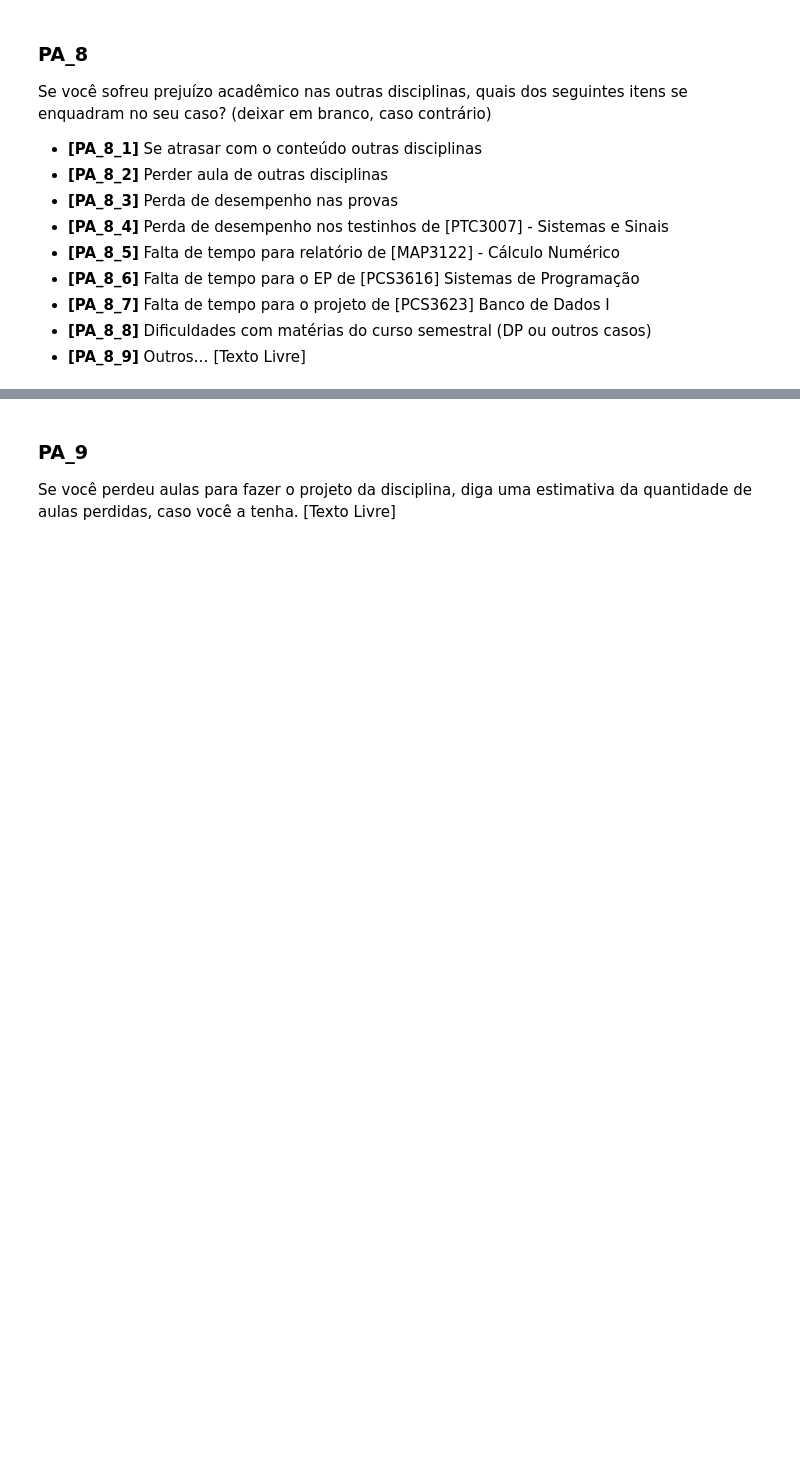
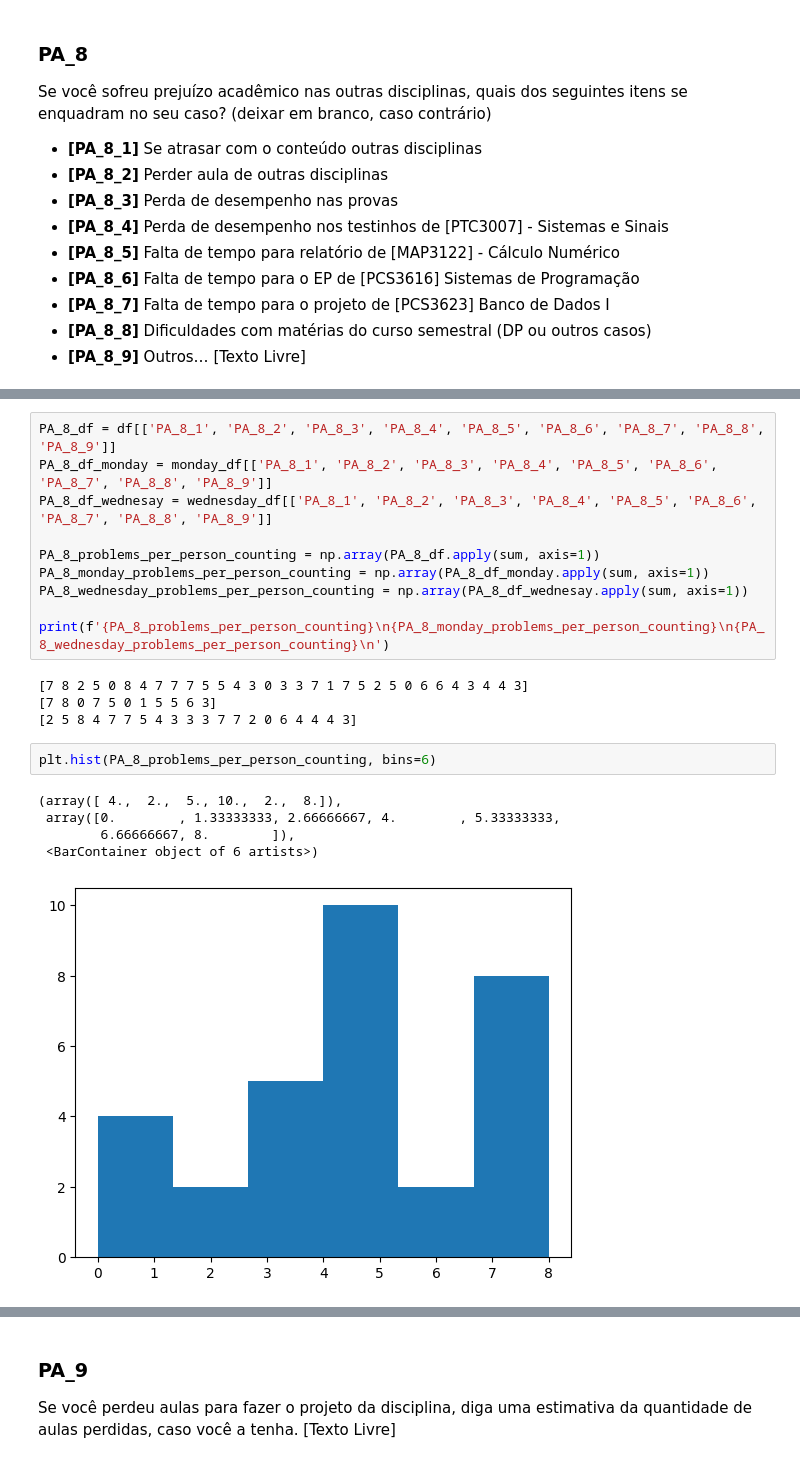
Before and after one commit to henriqueedu2001/pcs3635-health-research-data-analysis, a Jupyter notebook: analisys.ipynb, the cells around one changed output, grey strips where cells are left out. Drawn from its saved outputs; the diff is of its cells as text; blank space fills up the shorter version.

```diff
--- a/analisys.ipynb
+++ b/analisys.ipynb
@@ -809,0 +881,22 @@ plt.show()
+# %%
+PA_8_df = df[['PA_8_1', 'PA_8_2', 'PA_8_3', 'PA_8_4', 'PA_8_5', 'PA_8_6', 'PA_8_7', 'PA_8_8', 'PA_8_9']]
+PA_8_df_monday = monday_df[['PA_8_1', 'PA_8_2', 'PA_8_3', 'PA_8_4', 'PA_8_5', 'PA_8_6', 'PA_8_7', 'PA_8_8', 'PA_8_9']]
+PA_8_df_wednesay = wednesday_df[['PA_8_1', 'PA_8_2', 'PA_8_3', 'PA_8_4', 'PA_8_5', 'PA_8_6', 'PA_8_7', 'PA_8_8', 'PA_8_9']]
+
+PA_8_problems_per_person_counting = np.array(PA_8_df.apply(sum, axis=1))
+PA_8_monday_problems_per_person_counting = np.array(PA_8_df_monday.apply(sum, axis=1))
+PA_8_wednesday_problems_per_person_counting = np.array(PA_8_df_wednesay.apply(sum, axis=1))
+
+print(f'{PA_8_problems_per_person_counting}\n{PA_8_monday_problems_per_person_counting}\n{PA_8_wednesday_problems_per_person_counting}\n')
+# %% [output]
+[7 8 2 5 0 8 4 7 7 7 5 5 4 3 0 3 3 7 1 7 5 2 5 0 6 6 4 3 4 4 3]
+[7 8 0 7 5 0 1 5 5 6 3]
+[2 5 8 4 7 7 5 4 3 3 3 7 7 2 0 6 4 4 4 3]
+# %%
+plt.hist(PA_8_problems_per_person_counting, bins=6)
+# %% [output]
+(array([ 4.,  2.,  5., 10.,  2.,  8.]),
+ array([0.        , 1.33333333, 2.66666667, 4.        , 5.33333333,
+        6.66666667, 8.        ]),
+ <BarContainer object of 6 artists>)
+[figure, added]
```
Also changed, not shown: parts of 25 cells of this notebook.
